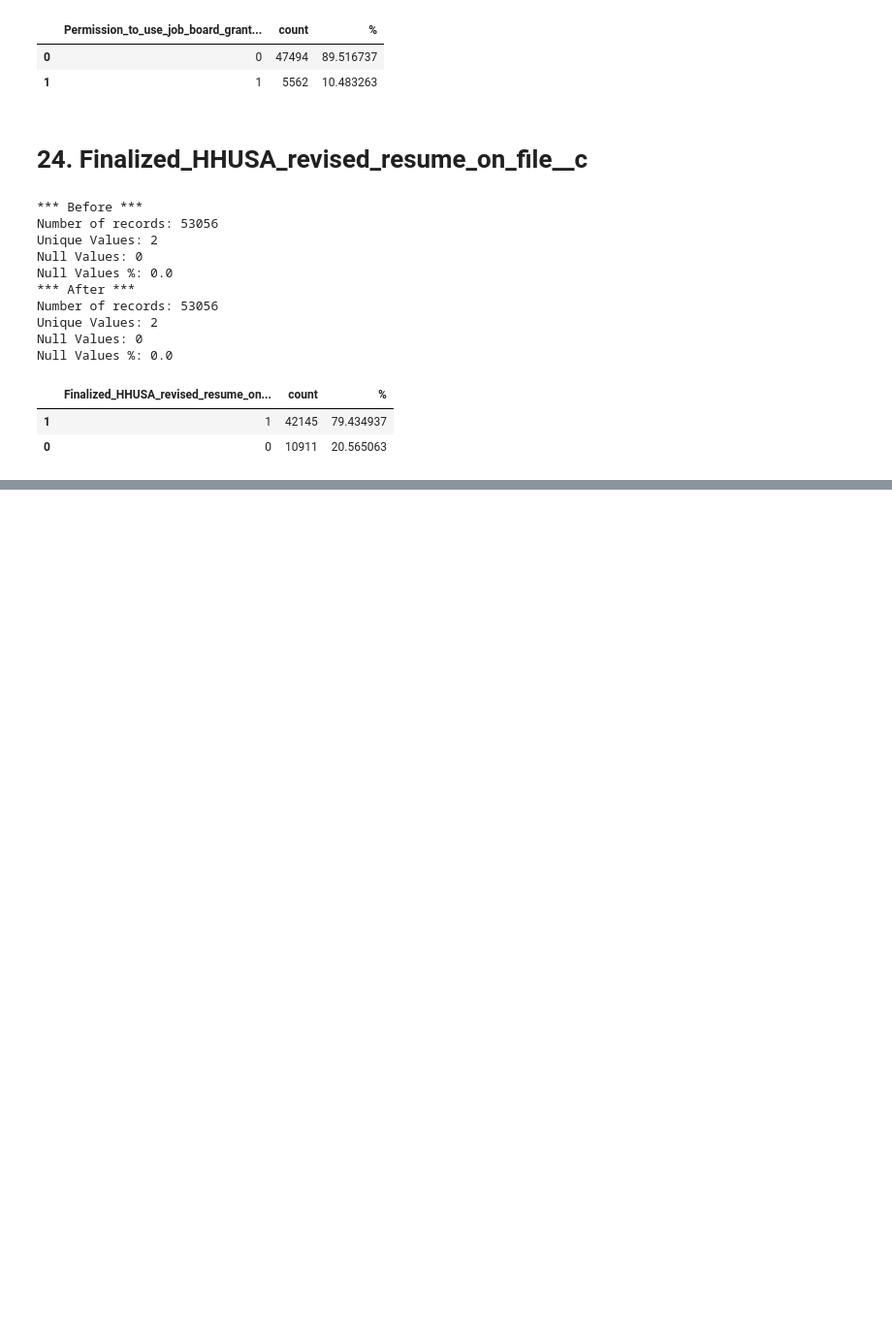
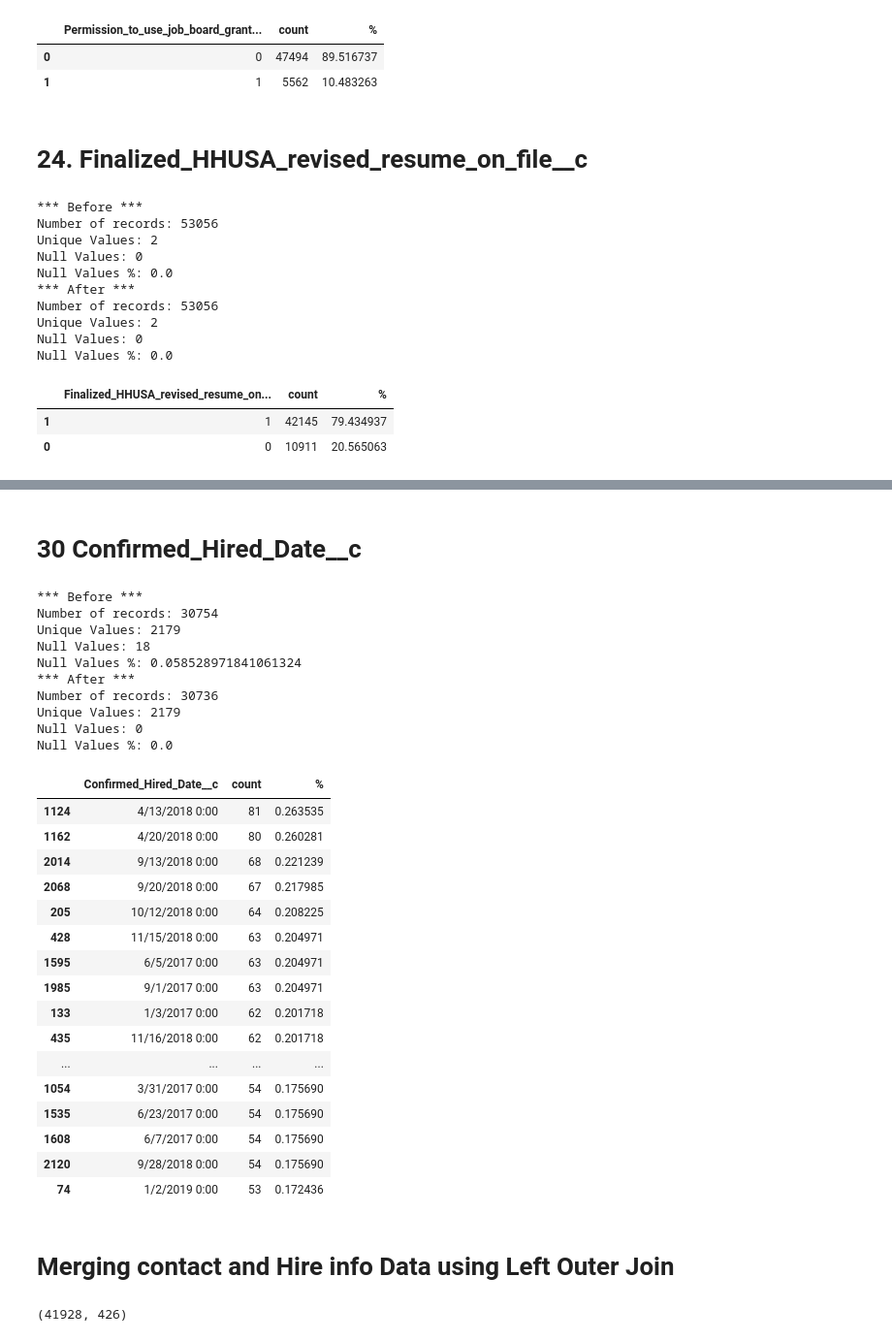
Before and after one commit to iAlhasan/DSP-Project, a Jupyter notebook: 02-DSP-Data Preparation.ipynb, the cells around one changed output, grey strips where cells are left out. Shown at 97% size. Saved outputs shown, nothing was run; the diff lists cells and outputs as text; code cells hidden in the pictures; blank space fills up the shorter version.

```diff
--- a/02-DSP-Data Preparation.ipynb
+++ b/02-DSP-Data Preparation.ipynb
@@ -12,0 +17,3 @@ contact_dataset.shape
+# %%
+Hireinfo_dataset = pd.read_csv('SalesForce_Hire_Information__c.csv', encoding='latin', low_memory=False)
+Hireinfo_dataset.shape
@@ -651,0 +696,3 @@ Null Values %: 0.0
+# %%
+clean_Hireinfo_dataset = drop_null('Hired_but_still_active_and_looking__c', Hireinfo_dataset)
+summary('Hired_but_still_active_and_looking__c', clean_Hireinfo_dataset)
@@ -651,0 +715,3 @@ Null Values %: 0.0
+# %%
+clean_Hireinfo_dataset = drop_null('PIM_Approved__c', clean_Hireinfo_dataset)
+summary('PIM_Approved__c', clean_Hireinfo_dataset)
@@ -651,0 +732,35 @@ Null Values %: 0.0
+# %% [markdown]
+# 30 Confirmed_Hired_Date__c
+# %%
+clean_Hireinfo_dataset = drop_null('Confirmed_Hired_Date__c', clean_Hireinfo_dataset)
+summary('Confirmed_Hired_Date__c', clean_Hireinfo_dataset)
+# %% [output]
+*** Before ***
+Number of records: 30754
+Unique Values: 2179
+Null Values: 18
+Null Values %: 0.058528971841061324
+*** After ***
+Number of records: 30736
+Unique Values: 2179
+Null Values: 0
+Null Values %: 0.0
+|  | Confirmed_Hired_Date__c | count | % |
+| 1124 | 4/13/2018 0:00 | 81 | 0.263535 |
+| 1162 | 4/20/2018 0:00 | 80 | 0.260281 |
+| 2014 | 9/13/2018 0:00 | 68 | 0.221239 |
+| 2068 | 9/20/2018 0:00 | 67 | 0.217985 |
+| 205 | 10/12/2018 0:00 | 64 | 0.208225 |
+| 428 | 11/15/2018 0:00 | 63 | 0.204971 |
+| 1595 | 6/5/2017 0:00 | 63 | 0.204971 |
+| 1985 | 9/1/2017 0:00 | 63 | 0.204971 |
+| 133 | 1/3/2017 0:00 | 62 | 0.201718 |
+| 435 | 11/16/2018 0:00 | 62 | 0.201718 |
+| ... | ... | ... | ... |
+| 1054 | 3/31/2017 0:00 | 54 | 0.175690 |
+| 1535 | 6/23/2017 0:00 | 54 | 0.175690 |
+| 1608 | 6/7/2017 0:00 | 54 | 0.175690 |
+| 2120 | 9/28/2018 0:00 | 54 | 0.175690 |
+| 74 | 1/2/2019 0:00 | 53 | 0.172436 |
+# %% [markdown]
+# Merging contact and Hire info Data using Left Outer Join
@@ -651,0 +769,4 @@ Null Values %: 0.0
+# %%
+merged_data.shape
+# %% [output]
+(41928, 426)
```
Also changed, not shown: parts of 20 cells of this notebook.
